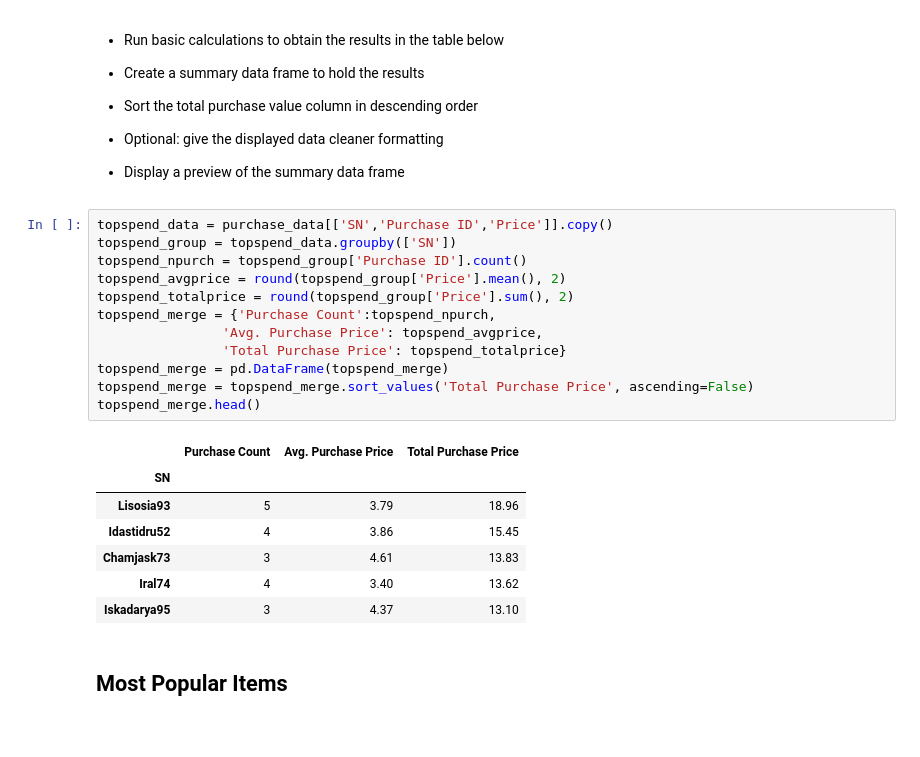
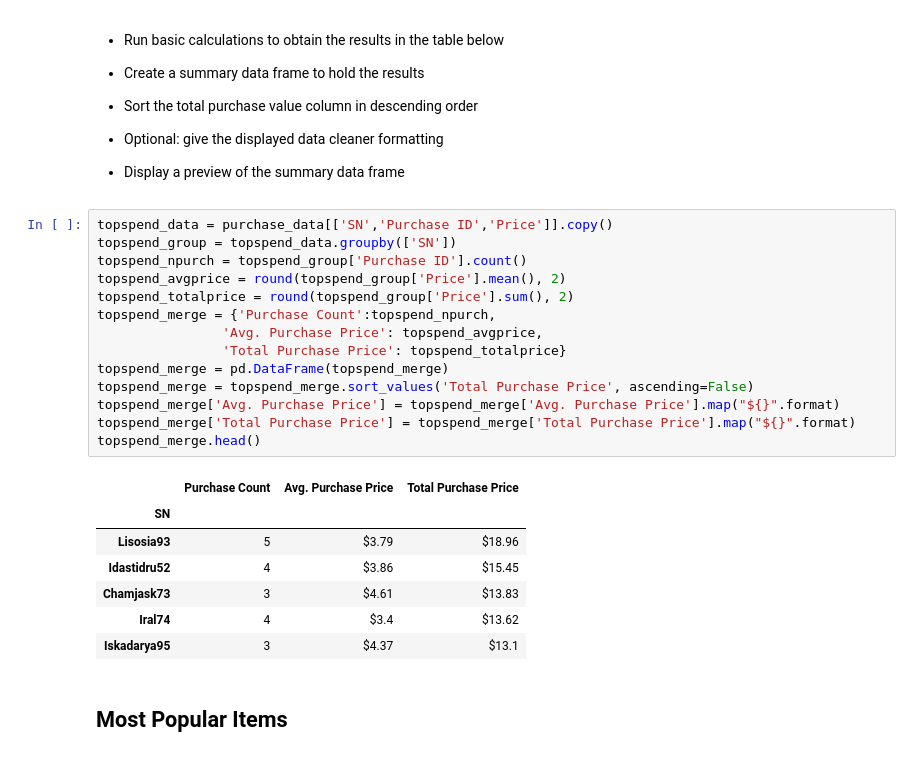
Before and after one commit to dany-roman/Microtransaction-Analysis, a Jupyter notebook: Microtransaction_Analysis.ipynb, the cells around one changed output. Saved outputs shown, nothing was run; the diff lists cells and outputs as text.

```diff
--- a/Microtransaction_Analysis.ipynb
+++ b/Microtransaction_Analysis.ipynb
@@ -228,23 +232,25 @@ age_merge
 # %%
 topspend_data = purchase_data[['SN','Purchase ID','Price']].copy()
 topspend_group = topspend_data.groupby(['SN'])
 topspend_npurch = topspend_group['Purchase ID'].count()
 topspend_avgprice = round(topspend_group['Price'].mean(), 2)
 topspend_totalprice = round(topspend_group['Price'].sum(), 2)
 topspend_merge = {'Purchase Count':topspend_npurch,
                 'Avg. Purchase Price': topspend_avgprice,
                 'Total Purchase Price': topspend_totalprice}
 topspend_merge = pd.DataFrame(topspend_merge)
 topspend_merge = topspend_merge.sort_values('Total Purchase Price', ascending=False)
+topspend_merge['Avg. Purchase Price'] = topspend_merge['Avg. Purchase Price'].map("${}".format)
+topspend_merge['Total Purchase Price'] = topspend_merge['Total Purchase Price'].map("${}".format)
 topspend_merge.head()
 # %% [output]
 |  | Purchase Count | Avg. Purchase Price | Total Purchase Price |
 | SN |  |  |  |
-| Lisosia93 | 5 | 3.79 | 18.96 |
-| Idastidru52 | 4 | 3.86 | 15.45 |
-| Chamjask73 | 3 | 4.61 | 13.83 |
-| Iral74 | 4 | 3.40 | 13.62 |
-| Iskadarya95 | 3 | 4.37 | 13.10 |
+| Lisosia93 | 5 | $3.79 | $18.96 |
+| Idastidru52 | 4 | $3.86 | $15.45 |
+| Chamjask73 | 3 | $4.61 | $13.83 |
+| Iral74 | 4 | $3.4 | $13.62 |
+| Iskadarya95 | 3 | $4.37 | $13.1 |
 # %% [markdown]
 ## Most Popular Items
 # %% [markdown]
```
Also changed, not shown: parts of 8 cells of this notebook.
